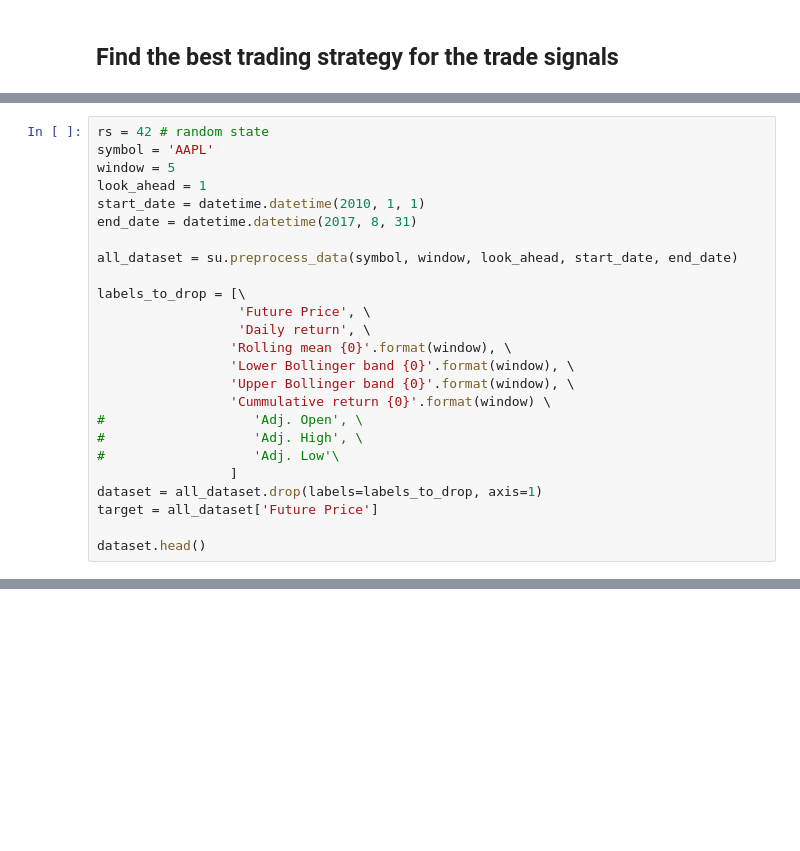
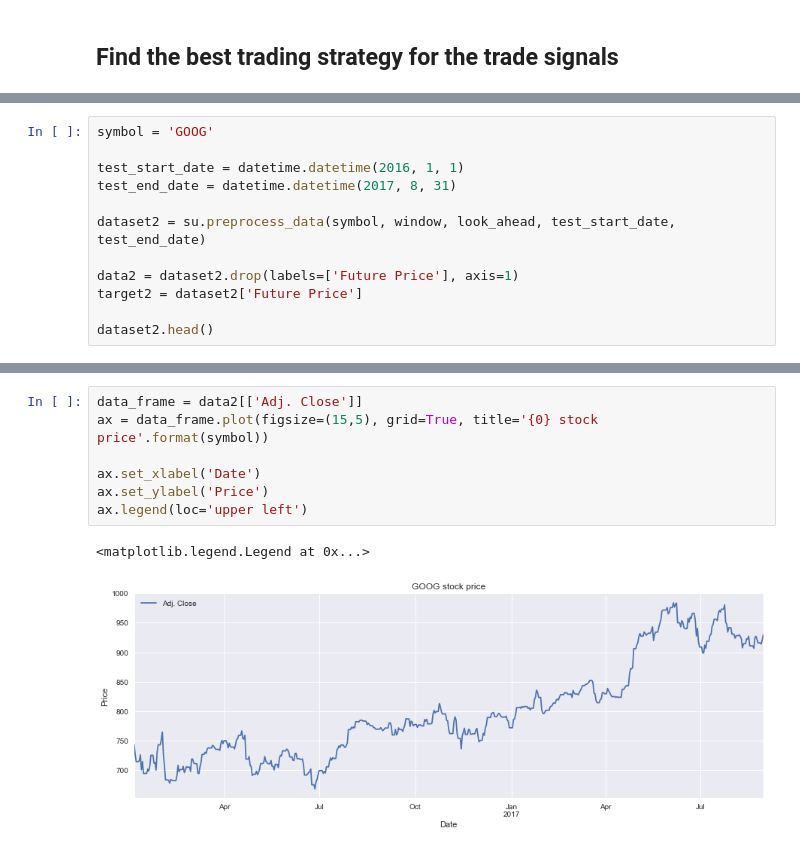
Before and after one commit to iamandicip/ml_projects, a Jupyter notebook: capstone_project/stock_market_forecast.ipynb, the cells around one changed output, grey strips where cells are left out. Saved outputs shown, nothing was run; the diff lists cells and outputs as text; blank space fills up the shorter version.

```diff
--- a/capstone_project/stock_market_forecast.ipynb
+++ b/capstone_project/stock_market_forecast.ipynb
@@ -354,25 +295,0 @@ Best trader for current stock market data is : Bullish Trader
-# %%
-rs = 42 # random state
-symbol = 'AAPL'
-window = 5
-look_ahead = 1
-start_date = datetime.datetime(2010, 1, 1)
-end_date = datetime.datetime(2017, 8, 31)
-
-all_dataset = su.preprocess_data(symbol, window, look_ahead, start_date, end_date)
-
-labels_to_drop = [\
-                  'Future Price', \
-                  'Daily return', \
-                 'Rolling mean {0}'.format(window), \
-                 'Lower Bollinger band {0}'.format(window), \
-                 'Upper Bollinger band {0}'.format(window), \
-                 'Cummulative return {0}'.format(window) \
-#                   'Adj. Open', \
-#                   'Adj. High', \
-#                   'Adj. Low'\
-                 ]
-dataset = all_dataset.drop(labels=labels_to_drop, axis=1)
-target = all_dataset['Future Price']
-
-dataset.head()
@@ -528,0 +298,12 @@ pl.show()
+# %%
+symbol = 'GOOG'
+
+test_start_date = datetime.datetime(2016, 1, 1)
+test_end_date = datetime.datetime(2017, 8, 31)
+
+dataset2 = su.preprocess_data(symbol, window, look_ahead, test_start_date, test_end_date)
+
+data2 = dataset2.drop(labels=['Future Price'], axis=1)
+target2 = dataset2['Future Price']
+
+dataset2.head()
@@ -528,0 +317,10 @@ pl.show()
+# %%
+data_frame = data2[['Adj. Close']]
+ax = data_frame.plot(figsize=(15,5), grid=True, title='{0} stock price'.format(symbol))
+
+ax.set_xlabel('Date')
+ax.set_ylabel('Price')
+ax.legend(loc='upper left')
+# %% [output]
+<matplotlib.legend.Legend at 0x...>
+[figure, added]
```
Also changed, not shown: parts of 30 cells of this notebook, 2 other files.
